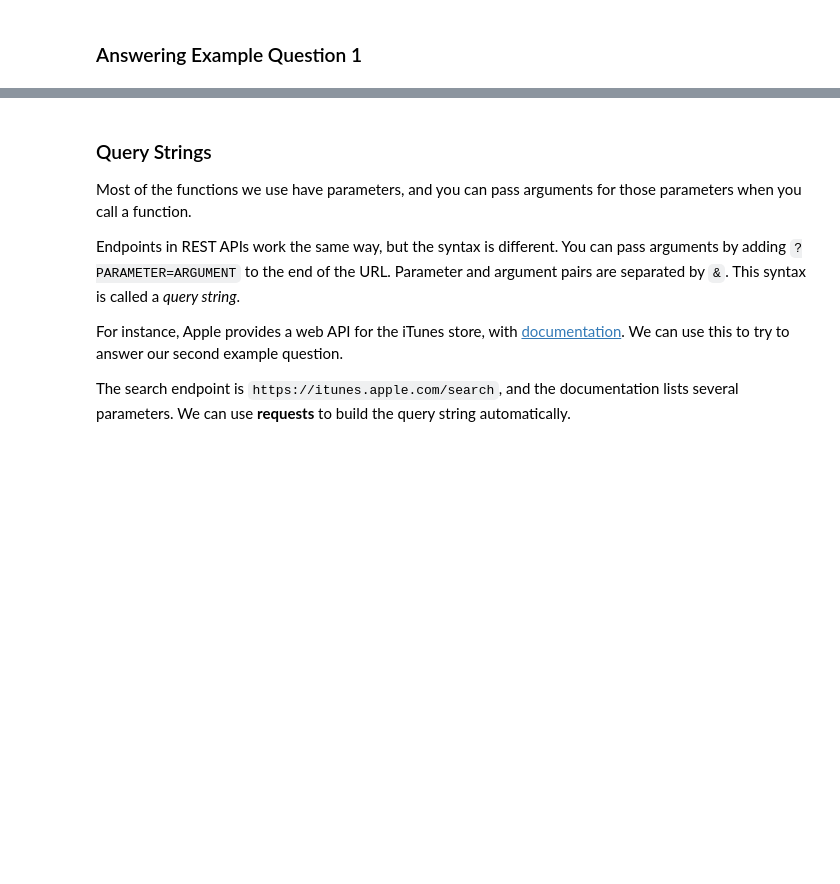
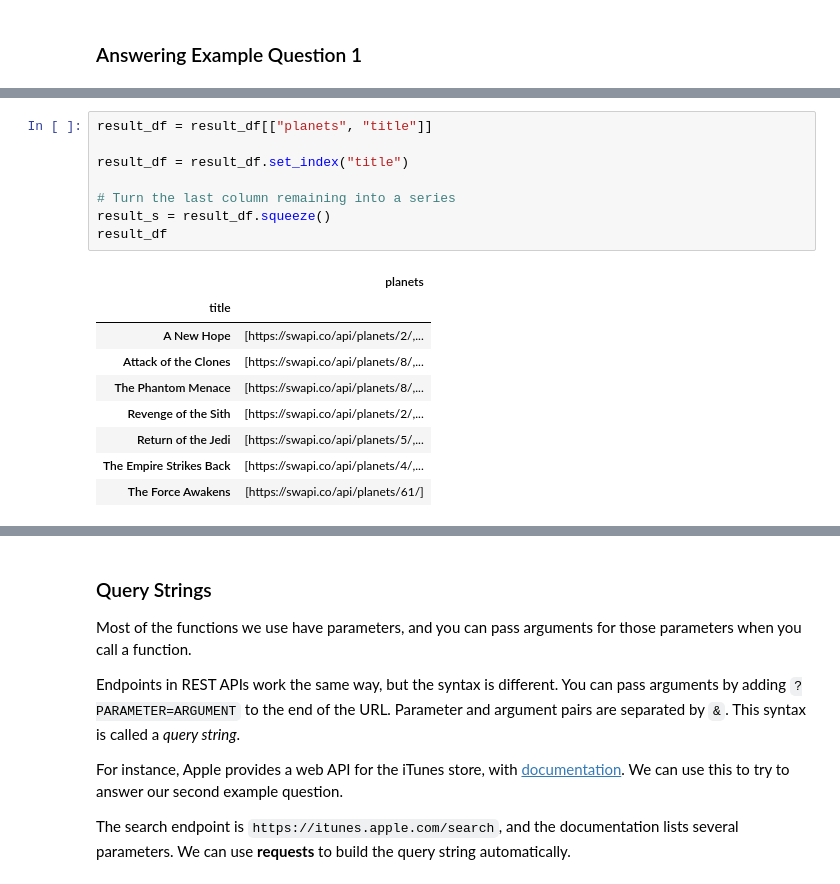
Before and after one commit to 2019-winter-ucdavis-sta141b/notes, a Jupyter notebook: lecture/01.29/notes.ipynb, the cells around one changed output, grey strips where cells are left out. Cells and saved outputs as stored; diff of their text form; blank space fills up the shorter version.

```diff
--- a/lecture/01.29/notes.ipynb
+++ b/lecture/01.29/notes.ipynb
@@ -111,0 +237,18 @@ Failing to be polite can get you banned from websites!
+# %%
+result_df = result_df[["planets", "title"]]
+
+result_df = result_df.set_index("title")
+
+# Turn the last column remaining into a series
+result_s = result_df.squeeze()
+result_df
+# %% [output]
+|  | planets |
+| title |  |
+| A New Hope | [https://swapi.co/api/planets/2/,... |
+| Attack of the Clones | [https://swapi.co/api/planets/8/,... |
+| The Phantom Menace | [https://swapi.co/api/planets/8/,... |
+| Revenge of the Sith | [https://swapi.co/api/planets/2/,... |
+| Return of the Jedi | [https://swapi.co/api/planets/5/,... |
+| The Empire Strikes Back | [https://swapi.co/api/planets/4/,... |
+| The Force Awakens | [https://swapi.co/api/planets/61/] |
```
Also changed, not shown: parts of 30 cells of this notebook.
